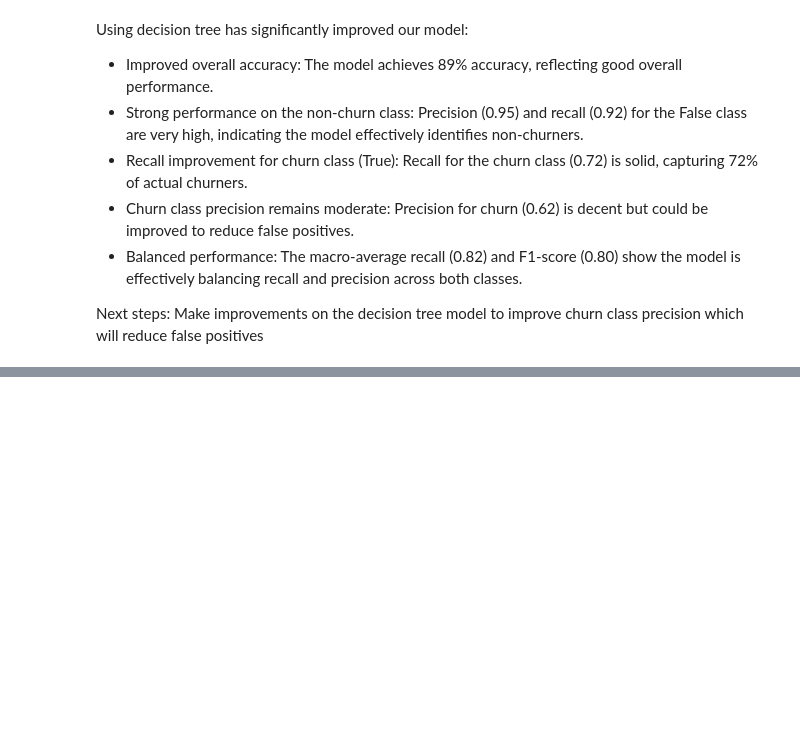
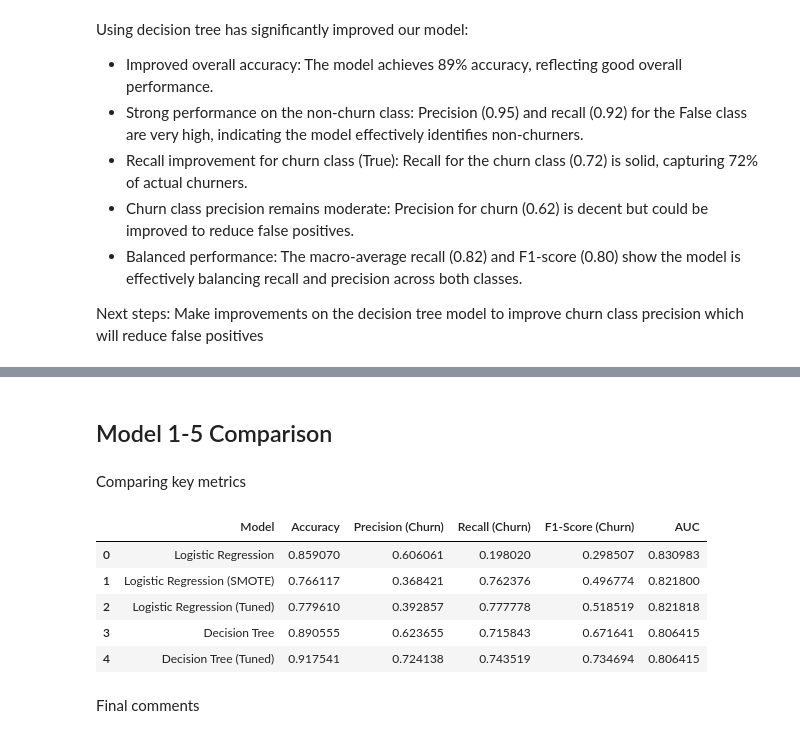
Before and after one commit to papyrusleaf/Syriatel-Customer-Churn-Modelling, a Jupyter notebook: index.ipynb, the cells around one changed output, grey strips where cells are left out. Saved outputs shown, nothing was run; the diff lists cells and outputs as text; code cells hidden in the pictures; blank space fills up the shorter version.

```diff
--- a/index.ipynb
+++ b/index.ipynb
@@ -563,0 +623,65 @@ Next steps: Make improvements on  the decision tree model to improve churn class
+# %% [markdown]
+## Model 1-5 Comparison
+# %% [markdown]
+Comparing key metrics
+# %%
+# Extracted metrics from the classification reports
+metrics = {
+    "Model": [
+        "Logistic Regression",
+        "Logistic Regression (SMOTE)",
+        "Logistic Regression (Tuned)",
+        "Decision Tree",
+        "Decision Tree (Tuned)"
+    ],
+    "Accuracy": [
+        0.8590704647676162,
+        0.7661169415292354,
+        0.7796101949025487,
+        0.8905547226386806,
+        0.9175412293853074
+    ],
+    "Precision (Churn)": [
+        0.606061,
+        0.368421,
+        0.392857,
+        0.623655,
+        0.724138
+    ],
+    "Recall (Churn)": [
+        0.198020,
+        0.762376,
+        0.777778,
+        0.715843,
+        0.743519
+    ],
+    "F1-Score (Churn)": [
+        0.298507,
+        0.496774,
+        0.518519,
+        0.671641,
+        0.734694
+    ],
+    "AUC": [
+        0.830983,
+        0.821800,
+        0.821818,
+        0.806415,
+        0.806415
+    ]
+}
+
+# Creating a DataFrame
+metrics_df = pd.DataFrame(metrics)
+
+# Display the DataFrame
+metrics_df
+# %% [output]
+|  | Model | Accuracy | Precision (Churn) | Recall (Churn) | F1-Score (Churn) | AUC |
+| 0 | Logistic Regression | 0.859070 | 0.606061 | 0.198020 | 0.298507 | 0.830983 |
+| 1 | Logistic Regression (SMOTE) | 0.766117 | 0.368421 | 0.762376 | 0.496774 | 0.821800 |
+| 2 | Logistic Regression (Tuned) | 0.779610 | 0.392857 | 0.777778 | 0.518519 | 0.821818 |
+| 3 | Decision Tree | 0.890555 | 0.623655 | 0.715843 | 0.671641 | 0.806415 |
+| 4 | Decision Tree (Tuned) | 0.917541 | 0.724138 | 0.743519 | 0.734694 | 0.806415 |
+# %% [markdown]
+Final comments
```
Also changed, not shown: parts of 8 cells of this notebook.
